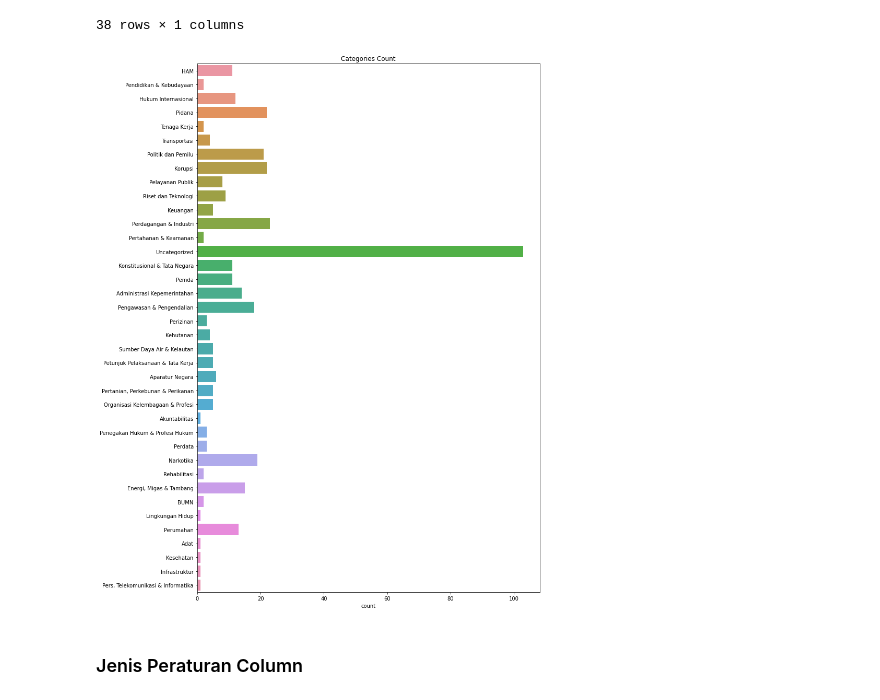
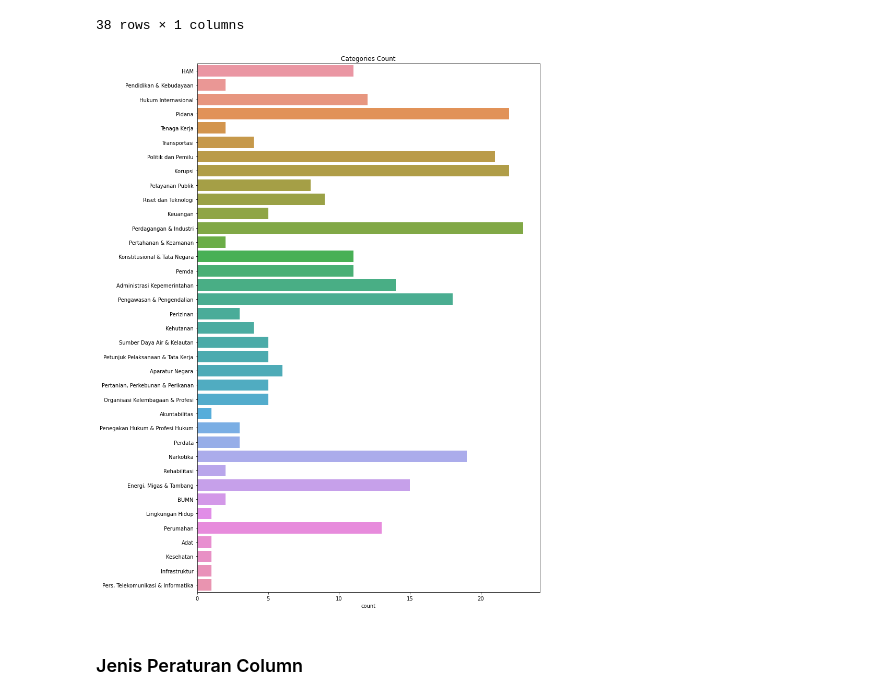
Before and after one commit to nadhifikbarw/adil-monorepo, a Jupyter notebook: adil-data-exploration/exploration.ipynb, the cells around one changed output. Saved outputs shown, nothing was run; the diff lists cells and outputs as text; code cells hidden in the pictures.

```diff
--- a/adil-data-exploration/exploration.ipynb
+++ b/adil-data-exploration/exploration.ipynb
@@ -235,12 +235,12 @@ cat_series.value_counts().to_frame()
 | Adat | 1 |
 38 rows × 1 columns
 # %%
-cat_series_w_cat = cat_series[cat_series != 'Tidak ada kategori']
+cat_series_w_cat = cat_series[cat_series != 'Uncategorized']
 plt.figure(figsize=(12, 15))
 plot = sns.countplot(y=cat_series_w_cat).set_title('Categories Count')
 plt.tight_layout()
 # %% [output]
-[figure, old version]
+[figure, new version]
 # %% [markdown]
 ### Jenis Peraturan Column
 # %%
```
Also changed, not shown: 4 other files.
